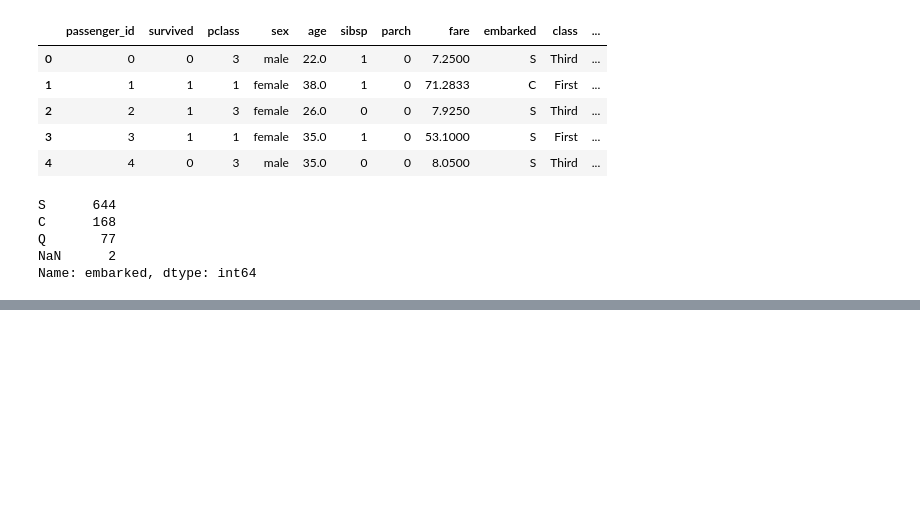
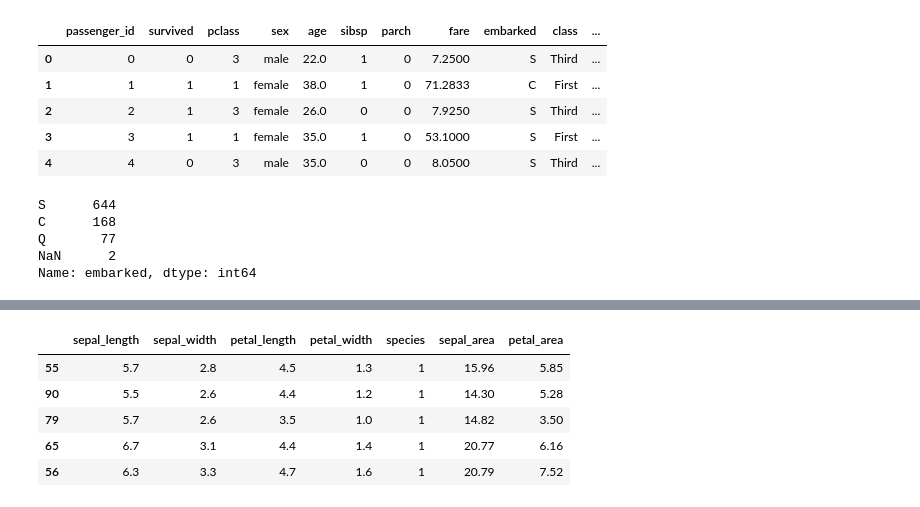
Before and after one commit to samlcallahan/ds-methodologies-exercises, a Jupyter notebook: classification/classification_exercises.ipynb, the cells around one changed output, grey strips where cells are left out. Saved outputs shown, nothing was run; the diff lists cells and outputs as text; code cells hidden in the pictures; blank space fills up the shorter version.

```diff
--- a/classification/classification_exercises.ipynb
+++ b/classification/classification_exercises.ipynb
@@ -144,0 +172,11 @@ titanic[['fare', 'age']] = scaler.fit_transform(titanic[['fare', 'age']])
+# %%
+iris_train['sepal_area'] = iris_train.sepal_width * iris_train.sepal_length
+iris_train['petal_area'] = iris_train.petal_length * iris_train.petal_width
+iris_train.head()
+# %% [output]
+|  | sepal_length | sepal_width | petal_length | petal_width | species | sepal_area | petal_area |
+| 55 | 5.7 | 2.8 | 4.5 | 1.3 | 1 | 15.96 | 5.85 |
+| 90 | 5.5 | 2.6 | 4.4 | 1.2 | 1 | 14.30 | 5.28 |
+| 79 | 5.7 | 2.6 | 3.5 | 1.0 | 1 | 14.82 | 3.50 |
+| 65 | 6.7 | 3.1 | 4.4 | 1.4 | 1 | 20.77 | 6.16 |
+| 56 | 6.3 | 3.3 | 4.7 | 1.6 | 1 | 20.79 | 7.52 |
```
Also changed, not shown: parts of 13 cells of this notebook, 1 other file.
